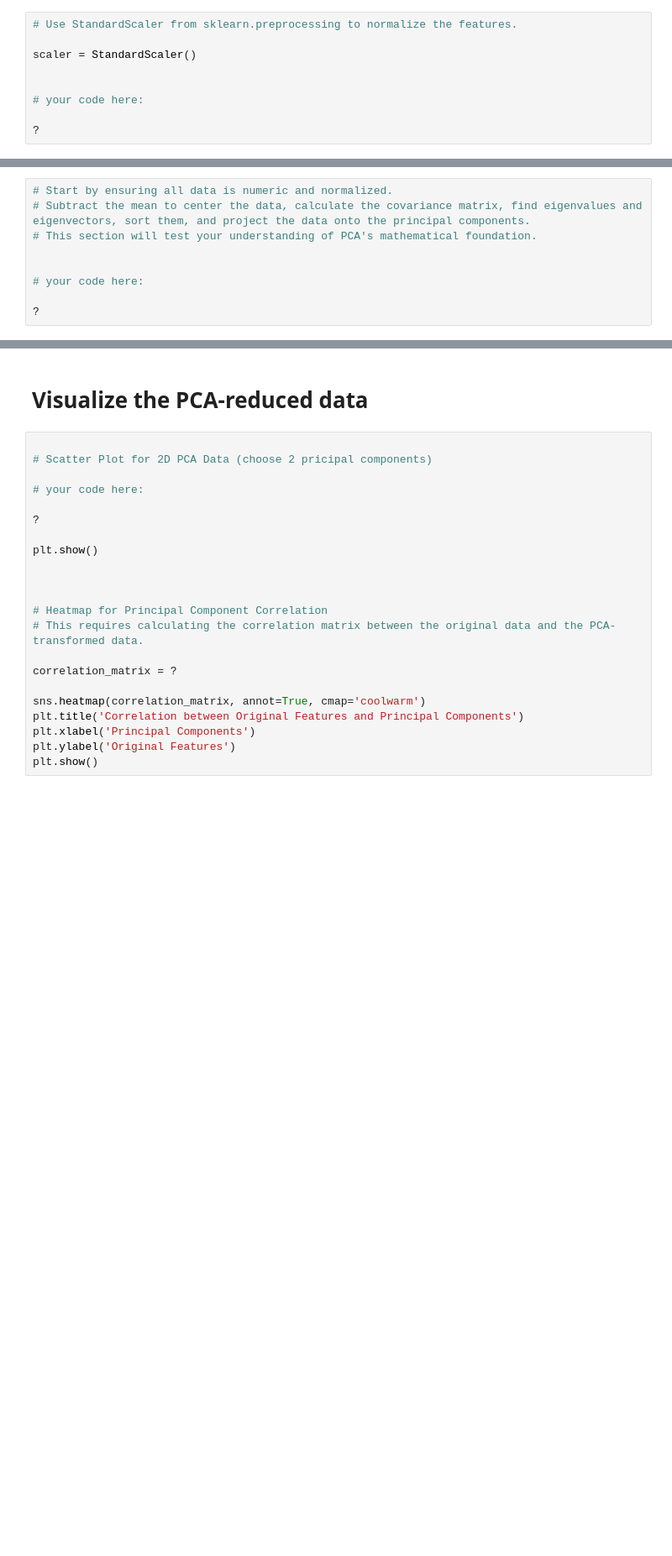
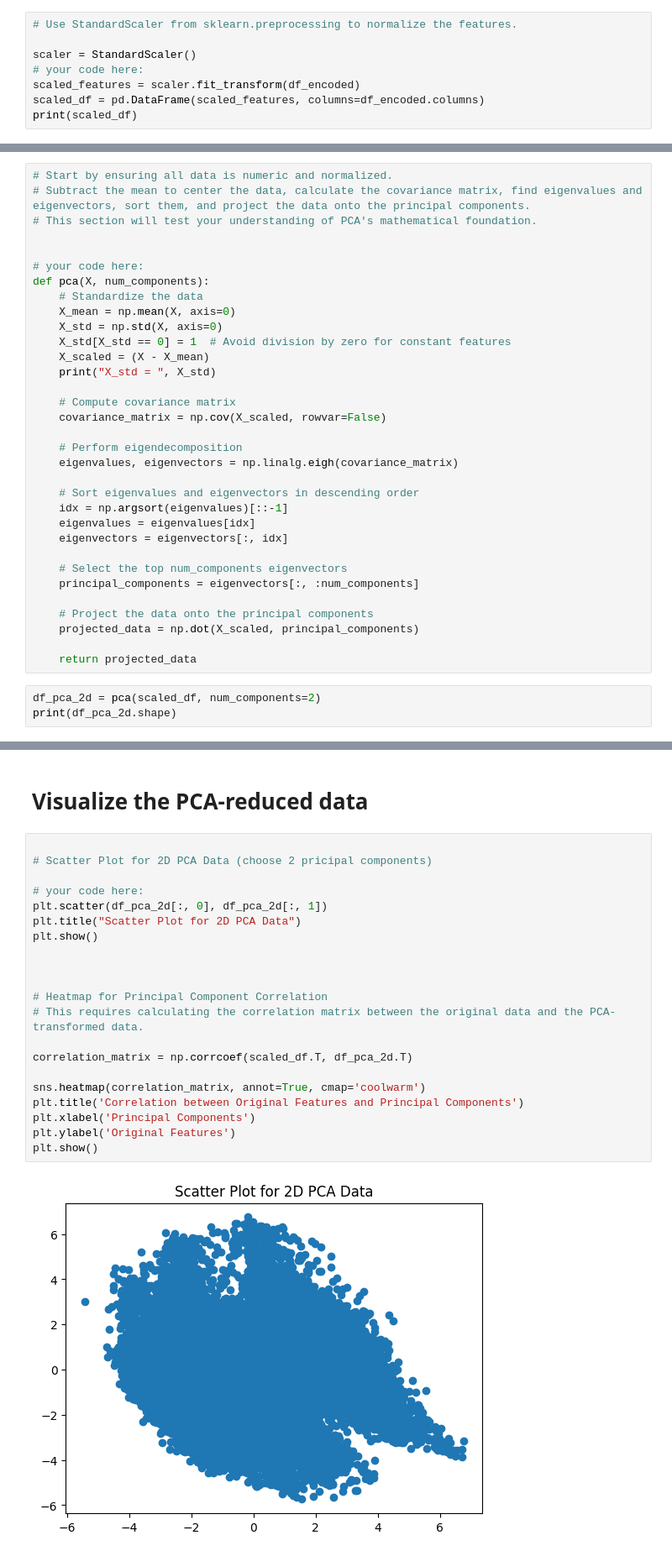
Before and after one commit to SahandNoey/Data-Mining-Course-Projects, a Jupyter notebook: P1/DM-Project1.ipynb, the cells around one changed output, grey strips where cells are left out. Shown at 84% size. Drawn from its saved outputs; the diff is of its cells as text; blank space fills up the shorter version.

```diff
--- a/P1/DM-Project1.ipynb
+++ b/P1/DM-Project1.ipynb
@@ -73,8 +143,7 @@ df_encoded = ?
 # Use StandardScaler from sklearn.preprocessing to normalize the features.
 
 scaler = StandardScaler()
-
-
 # your code here:
-
-?
+scaled_features = scaler.fit_transform(df_encoded)
+scaled_df = pd.DataFrame(scaled_features, columns=df_encoded.columns)
+print(scaled_df)
@@ -87,5 +174,32 @@ scaler = StandardScaler()
 
 
 # your code here:
+def pca(X, num_components):
+    # Standardize the data
+    X_mean = np.mean(X, axis=0)
+    X_std = np.std(X, axis=0)
+    X_std[X_std == 0] = 1  # Avoid division by zero for constant features
+    X_scaled = (X - X_mean)
+    print("X_std = ", X_std)
 
-?
+    # Compute covariance matrix
+    covariance_matrix = np.cov(X_scaled, rowvar=False)
+
+    # Perform eigendecomposition
+    eigenvalues, eigenvectors = np.linalg.eigh(covariance_matrix)
+
+    # Sort eigenvalues and eigenvectors in descending order
+    idx = np.argsort(eigenvalues)[::-1]
+    eigenvalues = eigenvalues[idx]
+    eigenvectors = eigenvectors[:, idx]
+
+    # Select the top num_components eigenvectors
+    principal_components = eigenvectors[:, :num_components]
+
+    # Project the data onto the principal components
+    projected_data = np.dot(X_scaled, principal_components)
+
+    return projected_data
+# %%
+df_pca_2d = pca(scaled_df, num_components=2)
+print(df_pca_2d.shape)
@@ -94,22 +222,23 @@ scaler = StandardScaler()
 # %%
 
 # Scatter Plot for 2D PCA Data (choose 2 pricipal components)
 
 # your code here:
-
-?
-
+plt.scatter(df_pca_2d[:, 0], df_pca_2d[:, 1])
+plt.title("Scatter Plot for 2D PCA Data")
 plt.show()
 
 
 
 # Heatmap for Principal Component Correlation
 # This requires calculating the correlation matrix between the original data and the PCA-transformed data.
 
-correlation_matrix = ?
+correlation_matrix = np.corrcoef(scaled_df.T, df_pca_2d.T)
 
 sns.heatmap(correlation_matrix, annot=True, cmap='coolwarm')
 plt.title('Correlation between Original Features and Principal Components')
 plt.xlabel('Principal Components')
 plt.ylabel('Original Features')
 plt.show()
+# %% [output]
+[figure, added]
```
Also changed, not shown: parts of 10 cells of this notebook.
